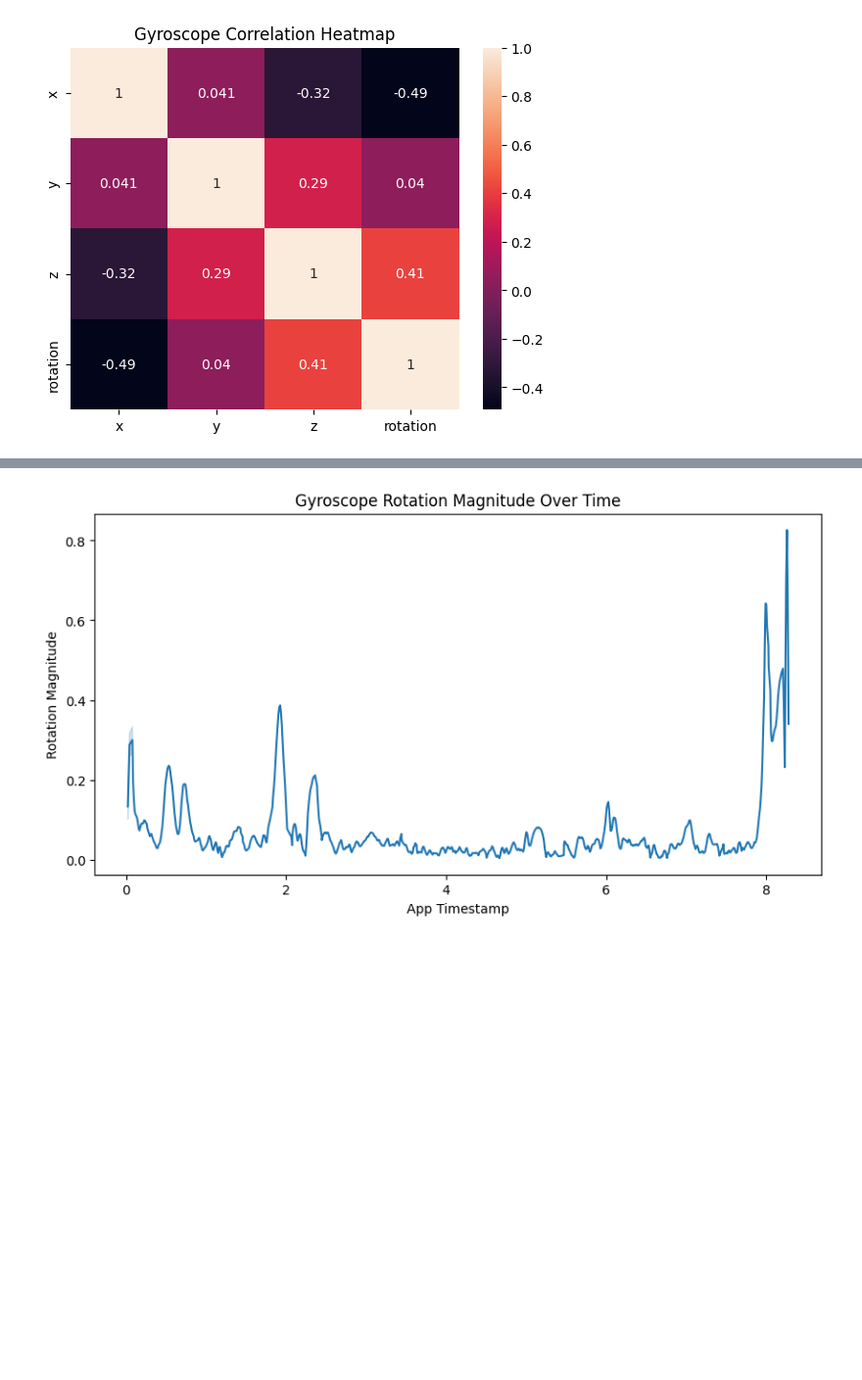
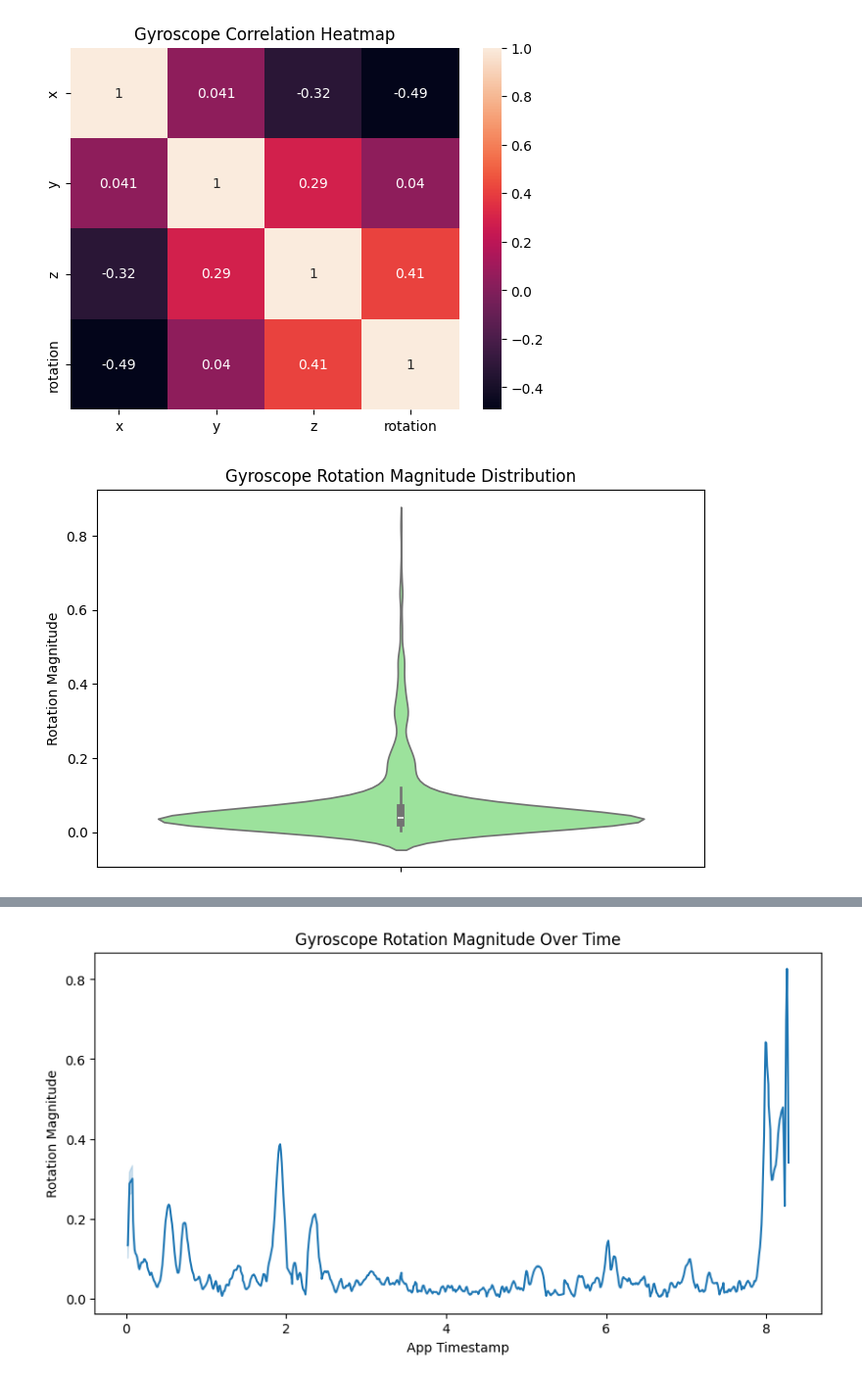
Before and after one commit to HiraNawaz2415/Assignment-1-TOPL-Roll-002-, a Jupyter notebook: assignment#1.ipynb, the cells around one changed output, grey strips where cells are left out. Shown at 98% size. Drawn from its saved outputs; the diff is of its cells as text; code cells hidden in the pictures; blank space fills up the shorter version.

```diff
--- a/assignment#1.ipynb
+++ b/assignment#1.ipynb
@@ -306,3 +326,12 @@ plt.title("Gyroscope Correlation Heatmap")
 plt.show()
 # %% [output]
 [figure]
+# %%
+# Violen Plot
+plt.figure(figsize=(8,5))
+sns.violinplot(y=gyro_df['rotation'], color='lightgreen')
+plt.title("Gyroscope Rotation Magnitude Distribution")
+plt.ylabel("Rotation Magnitude")
+plt.show()
+# %% [output]
+[figure, added]
```
Also changed, not shown: parts of 11 cells of this notebook.
